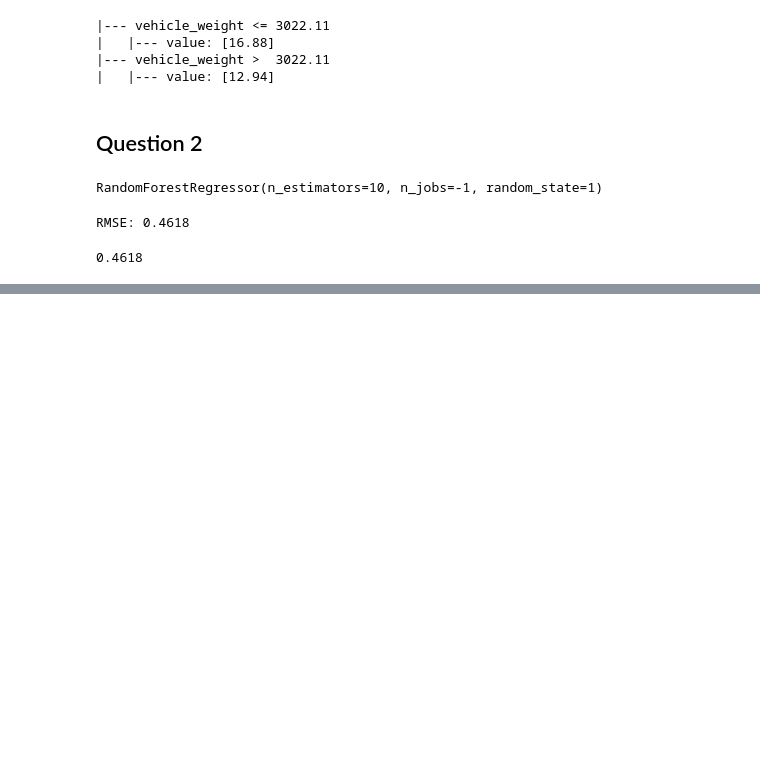
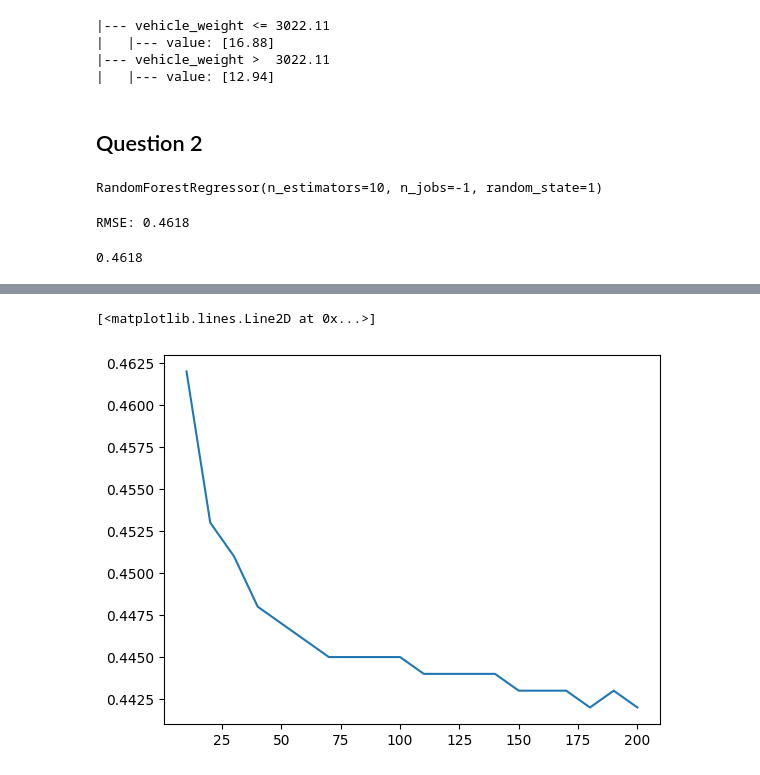
Before and after one commit to denis911/decision-trees-xgboost-kaggle-credit-risk-score, a Jupyter notebook: Week 6 HW.ipynb, the cells around one changed output, grey strips where cells are left out. Cells and saved outputs as stored; diff of their text form; code cells hidden in the pictures; blank space fills up the shorter version.

```diff
--- a/Week 6 HW.ipynb
+++ b/Week 6 HW.ipynb
@@ -233,0 +236,35 @@ float(score) # 0.4618 - same as before...
+# %%
+# Question 3
+# Now let's experiment with the n_estimators parameter
+
+# Try different values of this parameter from 10 to 200 with step 10.
+# Set random_state to 1.
+# Evaluate the model on the validation dataset.
+# After which value of n_estimators does RMSE stop improving? Consider 3 decimal places for calculating the answer.
+
+# 10
+# 25
+# 80
+# 200 === 200 0.442
+# If it doesn't stop improving, use the latest iteration number in your answer.
+
+scores = []
+
+from tqdm.auto import tqdm
+
+for p in tqdm(range(10, 201, 10)):
+    # experiment with the n_estimators parameter
+    rf = RandomForestRegressor(
+    n_estimators=p,
+    random_state=1,
+    n_jobs=-1
+    )
+    rf.fit(X_train, y_train)
+
+    y_pred = rf.predict(X_val)
+
+    score = round(rmse(y_val, y_pred), 3) # Consider 3 decimal places for calculating the answer.
+    scores.append((p, score))
+    print(p, score)
+
+# scores
@@ -233,0 +292,10 @@ float(score) # 0.4618 - same as before...
+# %%
+import seaborn as sns
+from matplotlib import pyplot as plt
+
+df_scores = pd.DataFrame(scores, columns=['n_estimators', 'rmse'])
+plt.plot(df_scores.n_estimators, df_scores.rmse)
+# plt.legend()
+# %% [output]
+[<matplotlib.lines.Line2D at 0x...>]
+[figure, added]
```
Also changed, not shown: parts of 3 cells of this notebook, 1 other file.
